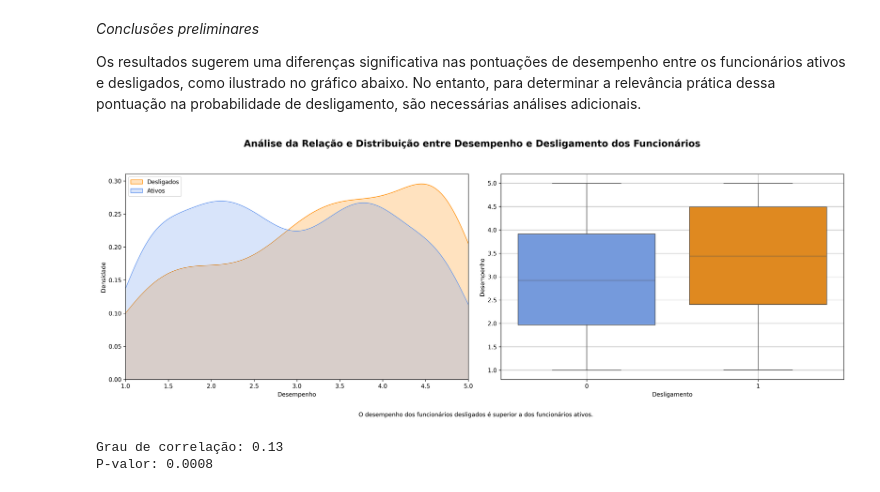
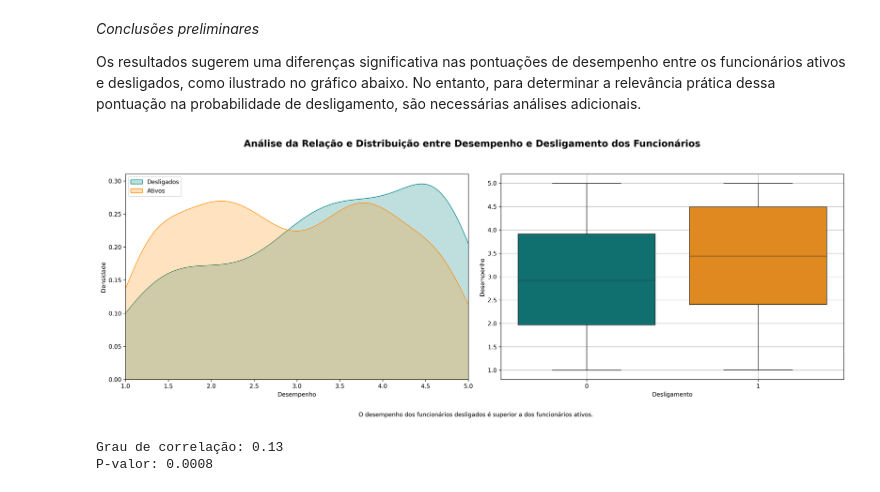
Before and after one commit to fabio-fiuza/hackathon-data-science-in-hr, a Jupyter notebook: notebooks/employee_turnover_analysis.ipynb, the cells around one changed output. Cells and saved outputs as stored; diff of their text form; code cells hidden in the pictures.

Commit message:
new plots

```diff
--- a/notebooks/employee_turnover_analysis.ipynb
+++ b/notebooks/employee_turnover_analysis.ipynb
@@ -64,7 +63,6 @@ Os dados fornecidos pelos organizadores do evento são do setor de Recursos Huma
 
 import numpy as np
 import pandas as pd
-
 
 from scipy.stats import pointbiserialr
 import statsmodels as sm
@@ -79,7 +77,7 @@ pd.options.display.float_format = '{:.2f}'.format
 
 # Loading Data
 
-hr_data = hr_data = pd.read_excel('../data/raw/employee_turnover_hr.xlsx')
+hr_data = pd.read_excel('../data/raw/employee_turnover_hr.xlsx')
 # %% [markdown]
 ### **Descrição dos dados**
 # %% [markdown]
@@ -355,7 +353,7 @@ profile_terminated
 
 Os resultados sugerem uma diferenças significativa nas pontuações de desempenho entre os funcionários ativos e desligados, como ilustrado no gráfico abaixo. No entanto, para determinar a relevância prática dessa pontuação na probabilidade de desligamento, são necessárias análises adicionais.
 # %%
-palette = {0: 'cornflowerblue', 1: 'darkorange'}
+palette = {0: 'teal', 1: 'darkorange'}
 
 fig, axes = plt.subplots(
     nrows=1,
@@ -373,7 +371,7 @@ fig.suptitle(
 
 sns.kdeplot(
     employee_terminated['Pontuacao_Desempenho'],
-    color='darkorange',
+    color=palette[0],
     label='Desligados',
     fill=True,
     legend=True,
@@ -382,7 +380,7 @@ sns.kdeplot(
 
 sns.kdeplot(
     employee_active['Pontuacao_Desempenho'],
-    color='cornflowerblue',
+    color=palette[1],
     label='Ativos',
     fill=True,
     legend=True,
@@ -395,34 +393,34 @@ sns.boxplot(
     x='Desligamento',
     y='Pontuacao_Desempenho',
     data=hr_data,
     hue='Desligamento',
     palette=palette,
     legend=False
 )
 
 axes[0].set_xlabel('Desempenho')
 axes[0].set_ylabel('Densidade')
 axes[0].grid(False)
 axes[0].set_xlim(1, 5)
 axes[0].legend(loc='upper left')
 
 axes[1].set_xlabel('Desligamento')
 axes[1].set_ylabel('Desempenho')
 axes[1].grid(True)
 
 fig.text(
     x=0.35,
     y=-0.05,
     s='''O desempenho dos funcionários desligados é superior a dos funcionários ativos.'''
     )
 
 plt.tight_layout()
 
 plt.savefig('../reports/figures/relacao-distribuicao-desempenho-desligamento.png', dpi=300)
 
 plt.show()
 # %% [output]
-[figure, old version]
+[figure, new version]
 # %%
 # Método Empregado: Coeficiente de Correlação de Ponto Bisserial
 
```
Also changed, not shown: parts of 9 cells of this notebook, 8 other files.
